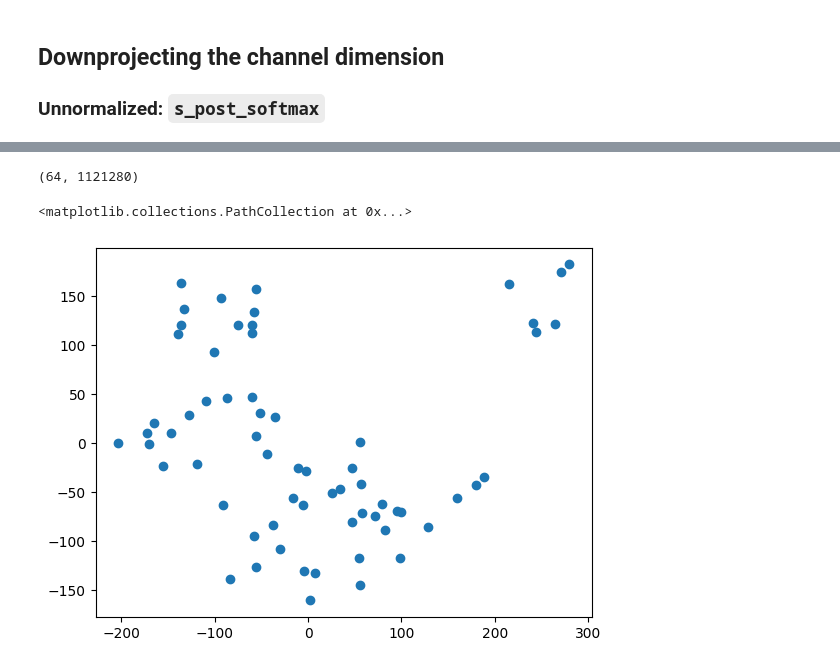
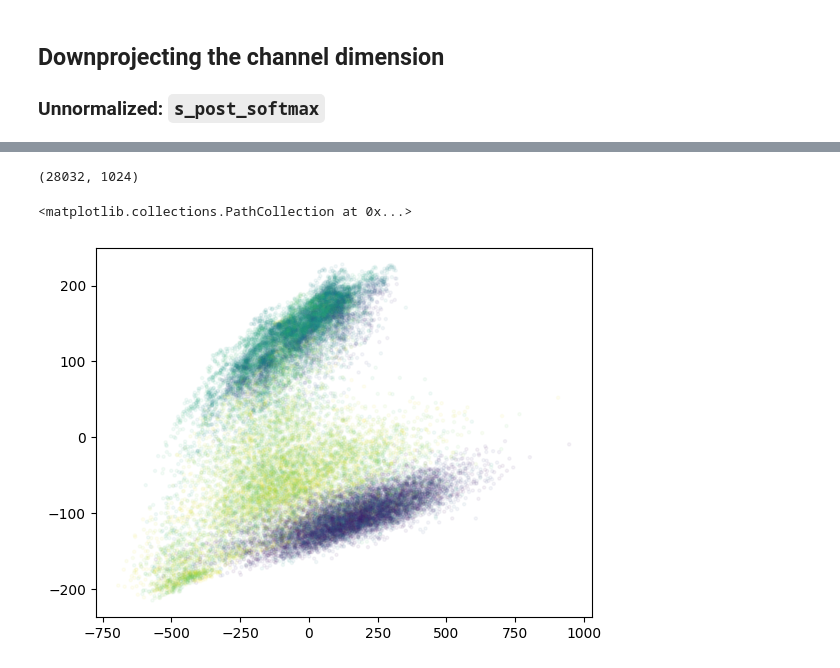
Before and after one commit to amyxlu/plaid-dev-distributed, a Jupyter notebook: notebooks/30_examine_intermediate_latents.ipynb, the cells around one changed output, grey strips where cells are left out. Cells and saved outputs as stored; diff of their text form; code cells hidden in the pictures.

```diff
--- a/notebooks/30_examine_intermediate_latents.ipynb
+++ b/notebooks/30_examine_intermediate_latents.ipynb
@@ -132,9 +145,15 @@ s_post_softmax = intermediates['s_post_softmax'].cpu().numpy()
+# %%
+carr = np.broadcast_to(np.arange(intermediates['s'].shape[1])[None, :], intermediates['s'].shape[:2])
+print(carr.shape)
+carr = carr.reshape(-1)
+print(carr.shape)
 # %%
-tmp = s_post_softmax.reshape(64, -1)
+s = intermediates['s'].cpu().numpy()
+tmp = s.reshape(-1, s.shape[-1])
 print(tmp.shape)
 out = pca.fit_transform(tmp)
-plt.scatter(out[:,0], out[:,1])
+plt.scatter(out[:,0], out[:,1], s=5, c=carr, alpha=0.05)
 # %% [output]
-(64, 1121280)
+(28032, 1024)
 <matplotlib.collections.PathCollection at 0x...>
-[figure, old version]
+[figure, new version]
```
Also changed, not shown: parts of 5 cells of this notebook, 5 other files.
